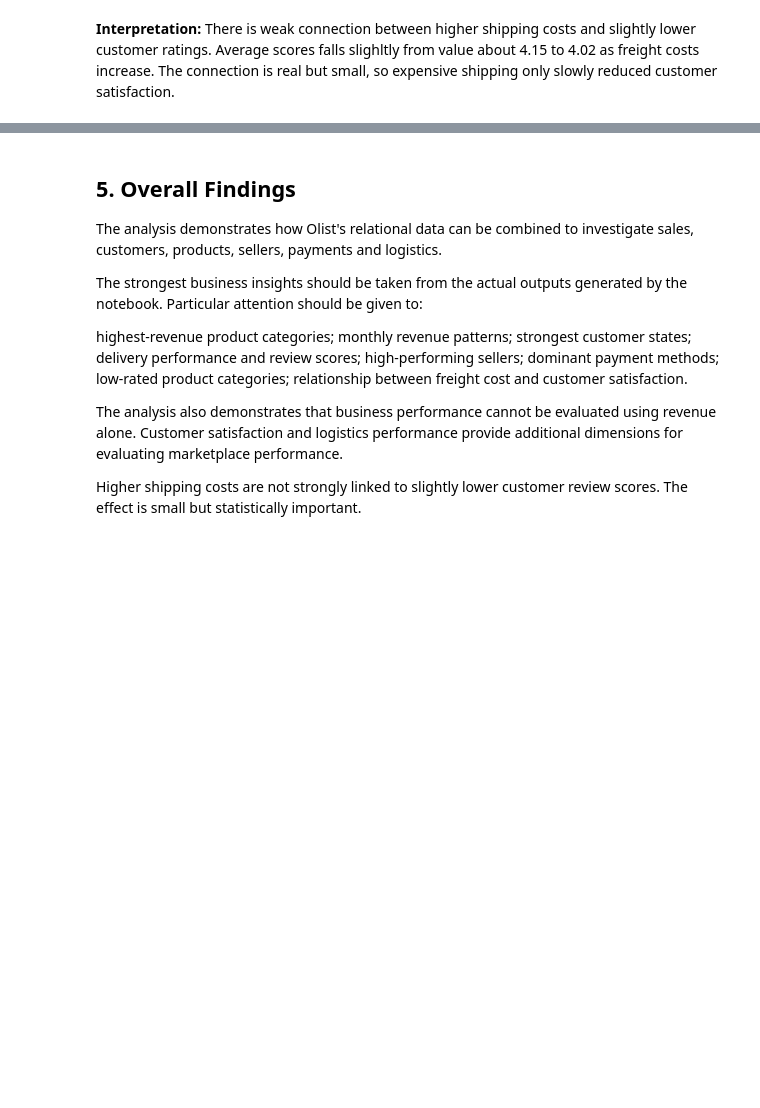
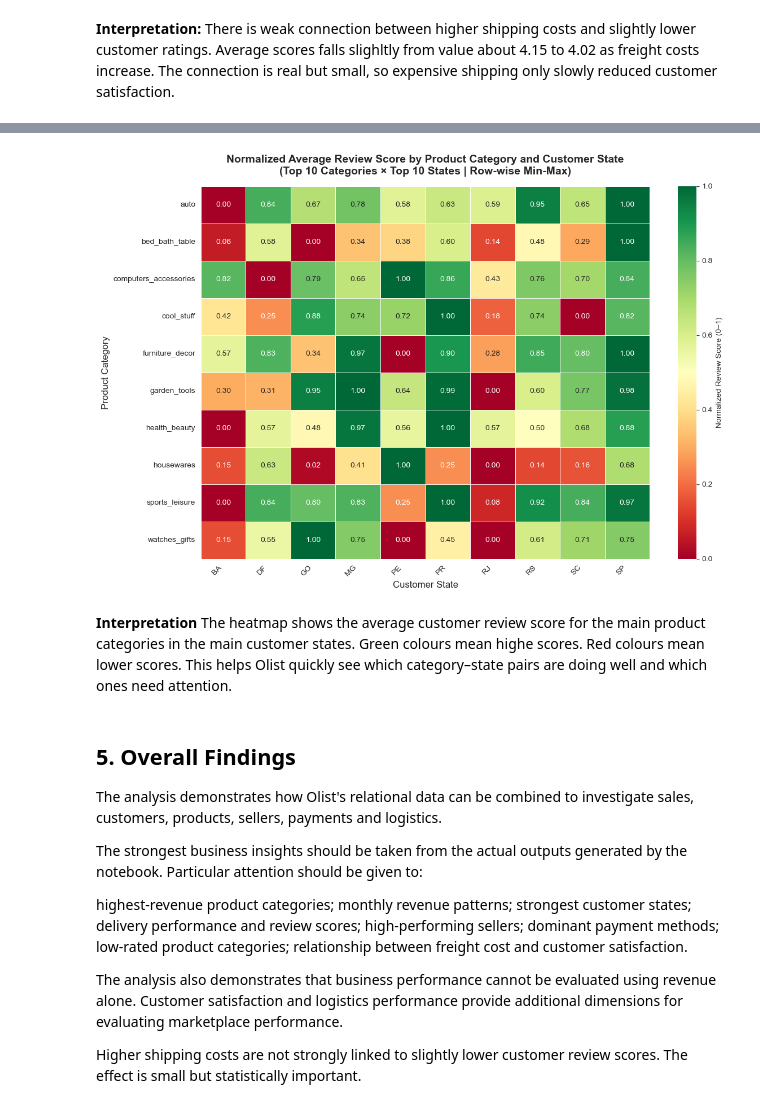
Before and after one commit to deepak324/e_commerce, a Jupyter notebook: AI_App_Assignment.ipynb, the cells around one changed output, grey strips where cells are left out. Drawn from its saved outputs; the diff is of its cells as text; code cells hidden in the pictures; blank space fills up the shorter version.

```diff
--- a/AI_App_Assignment.ipynb
+++ b/AI_App_Assignment.ipynb
@@ -586,3 +591,73 @@ There is  weak connection between higher shipping costs and slightly lower custo
+# %%
+# Heatmap: Normalized Average Review Score by Product Category and Customer State
+
+# Prepare data
+review_data = data_df.merge(
+    review[['order_id', 'review_score']],
+    on='order_id',
+    how='inner'
+)
+
+# Top categories and states by revenue
+top_categories = (
+    review_data.groupby('category')['revenue']
+    .sum()
+    .nlargest(10)
+    .index
+)
+top_states = (
+    review_data.groupby('customer_state')['revenue']
+    .sum()
+    .nlargest(10)
+    .index
+)
+
+# Average review score matrix
+heatmap_df = (
+    review_data[
+        (review_data['category'].isin(top_categories)) &
+        (review_data['customer_state'].isin(top_states))
+    ]
+    .groupby(['category', 'customer_state'])['review_score']
+    .mean()
+    .unstack()
+)
+
+# Row-wise min-max normalization (each category scaled 0–1)
+heatmap_norm = heatmap_df.apply(
+    lambda x: (x - x.min()) / (x.max() - x.min()) if x.max() != x.min() else x * 0,
+    axis=1
+).round(2)
+
+# Plot
+fig, ax = plot.subplots(figsize=(12, 8))
+sns.heatmap(
+    heatmap_norm,
+    annot=True,
+    fmt='.2f',
+    cmap='RdYlGn',
+    linewidths=0.5,
+    linecolor='white',
+    cbar_kws={'label': 'Normalized Review Score (0–1)'},
+    ax=ax
+)
+
+ax.set_title(
+    'Normalized Average Review Score by Product Category and Customer State\n'
+    '(Top 10 Categories × Top 10 States | Row-wise Min-Max)',
+    fontsize=14, fontweight='bold', pad=15
+)
+ax.set_xlabel('Customer State', fontsize=12)
+ax.set_ylabel('Product Category', fontsize=12)
+plot.xticks(rotation=45, ha='right')
+plot.yticks(rotation=0)
+plot.tight_layout()
+plot.show()
+# %% [output]
+[figure, added]
+# %% [markdown]
+**Interpretation**
+The heatmap shows the average customer review score for the main product categories in the main customer states. Green colours mean highe scores. Red colours mean lower scores. This helps Olist quickly see which category–state pairs are doing well and which ones need attention.
 # %% [markdown]
 ## 5. Overall Findings
 
```
Also changed, not shown: parts of 8 cells of this notebook, 1 other file.
